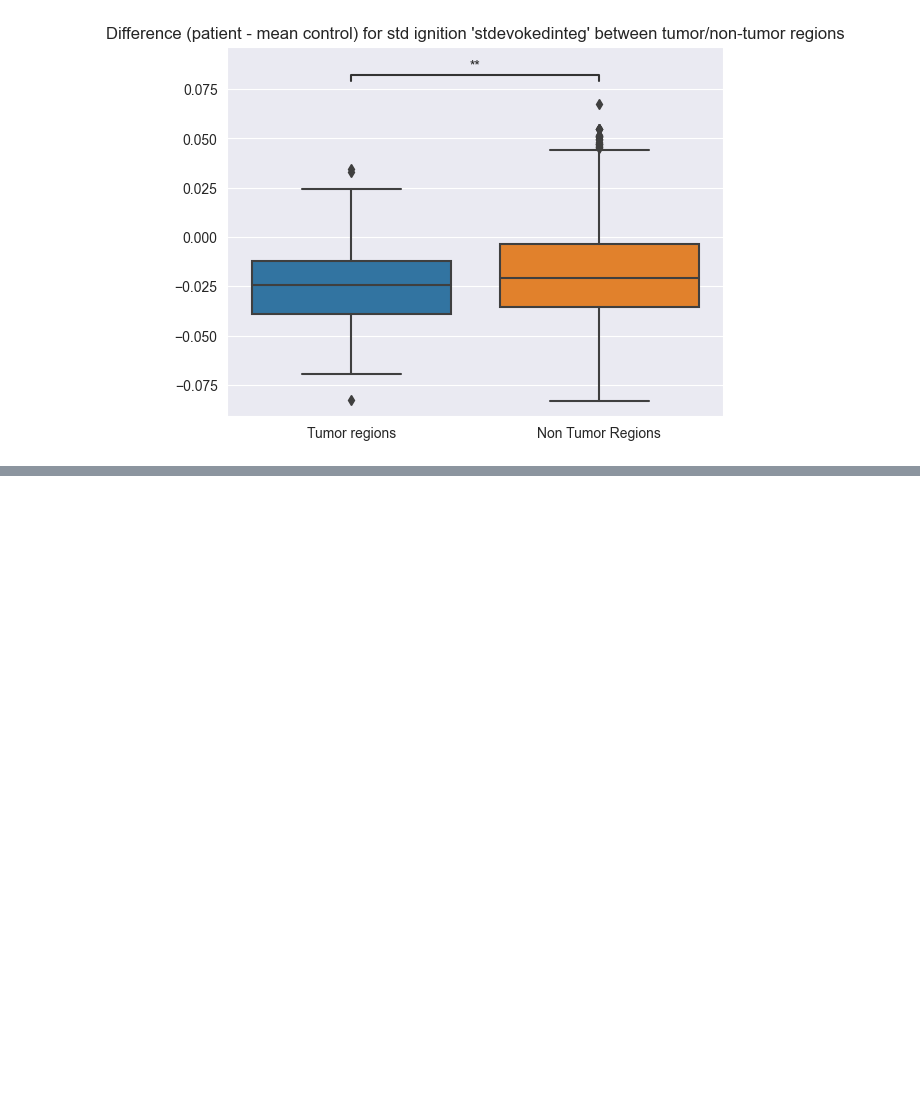
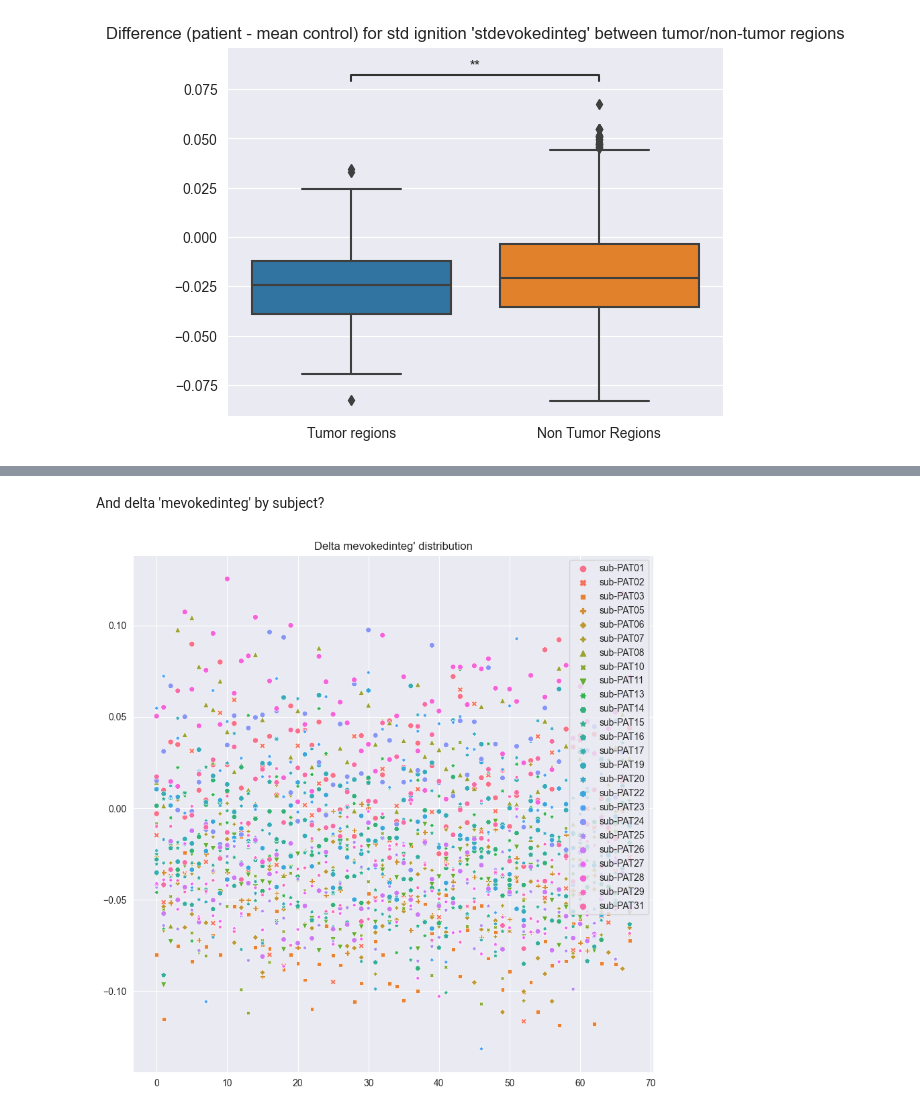
Before and after one commit to ajunca/BrainTumor, a Jupyter notebook: computations/ignition.ipynb, the cells around one changed output, grey strips where cells are left out. Cells and saved outputs as stored; diff of their text form; code cells hidden in the pictures; blank space fills up the shorter version.

```diff
--- a/computations/ignition.ipynb
+++ b/computations/ignition.ipynb
@@ -222,0 +277,12 @@ Tumor regions vs. Non Tumor Regions: Mann-Whitney-Wilcoxon test two-sided with B
+# %% [markdown]
+And delta 'mevokedinteg' by subject?
+# %%
+plt.figure(figsize=(10, 10))
+seaborn.scatterplot(
+    data={k: [v[i]['mevokedinteg'] for i in range(68)] for k, v in tumor_subjects_delta_ignitions.items()},
+    x=
+)
+plt.title("Delta mevokedinteg' distribution")
+plt.show()
+# %% [output]
+[figure, added]
```
Also changed, not shown: parts of 7 cells of this notebook.
